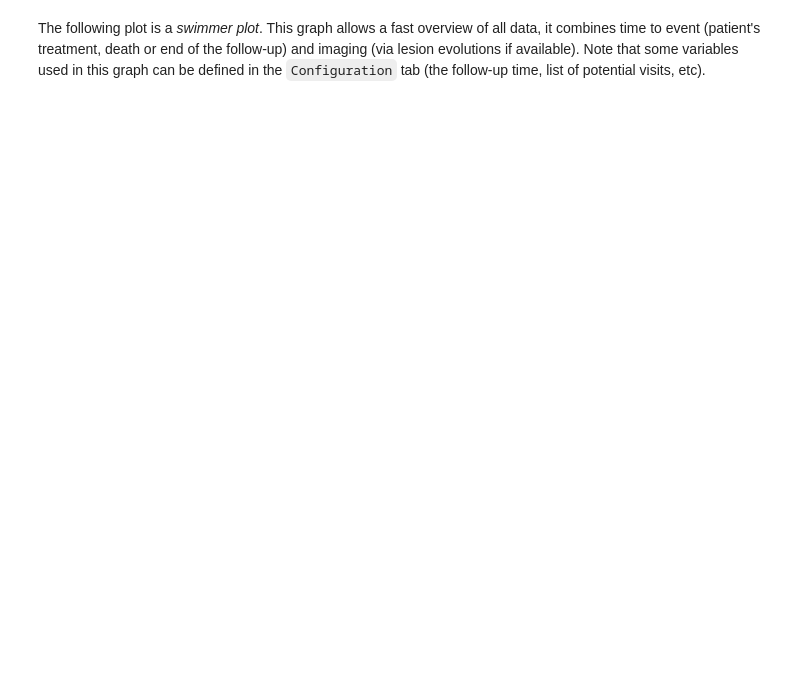
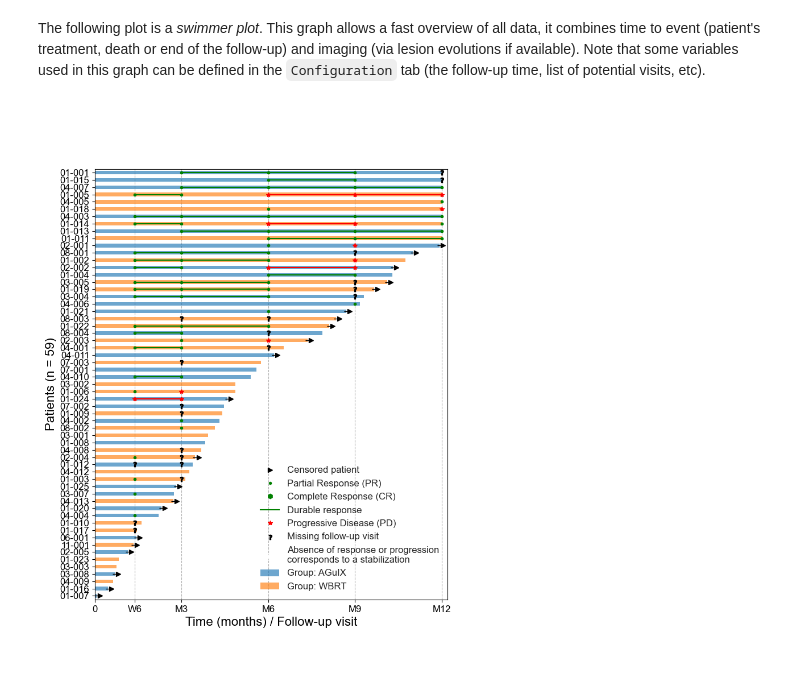
Before and after one commit to FabienBoux/Oncology-clinical-trial, a Jupyter notebook: Follow-up.ipynb, the cells around one changed output. Cells and saved outputs as stored; diff of their text form; code cells hidden in the pictures; blank space fills up the shorter version.

```diff
--- a/Follow-up.ipynb
+++ b/Follow-up.ipynb
@@ -8,12 +8,20 @@ import sys
 sys.path.append("C:\\Users\\Fabien Boux\\Code\\ClinLib")
 
 from functions.config import Config
-config = Config()
+from clinlib.database import Database
+
+with open('init.txt') as f:
+    lines = f.readlines()
+config = Config(eval(lines[0]))
 config.read()
 
-from clinlib.database import Database
-database = Database(config.get_value('database', section='PATH'), idlength=3)
+database = Database(config.get_value('database', section='PATH'), idlength=(int(config.get_value('id_length', section='OTHER')) if config.is_key('id_length') else 3))
 database.add_resource({'metadata': os.path.join(config.get_value('database', section='PATH'), config.get_value('metadata', section='PATH'))})
+
+import ipywidgets as widgets
+from ipywidgets import interact, interactive
+import matplotlib.pyplot as plt
+from IPython.display import display
 # %%
 import pandas as pd
 import numpy as np
@@ -21,7 +29,7 @@ import numpy as np
 metadata = database.get_metadata(which='all')
 
 group = metadata['Group']
-group_labels = group.unique()
+group_labels = group.dropna().unique()
 
 df = pd.DataFrame([], columns=list(group_labels) + ['Overall'])
 
@@ -37,7 +45,8 @@ for i in metadata.index:
         xls = pd.ExcelFile(os.path.join(database.folders['data'], metadata.loc[i, 'Patient'] + '.xlsx'))
         visits = []
         for sheet_name in xls.sheet_names:
-            visits = visits + list(xls.parse(sheet_name)['Session'].unique())
+            if 'Session' in xls.parse(sheet_name).columns:
+                visits = visits + list(xls.parse(sheet_name)['Session'].unique())
         metadata.loc[i, 'Visits'] = len(set(visits))
         metadata.loc[i, 'Missing'] = 0
     else:
@@ -61,15 +78,21 @@
 # %%
 %matplotlib widget
 
 from functions.graph import swimmer_plot
 
-if config.is_key('followup_time'):
-    followup_time = config.get_value('followup_time')
+if config.is_key('followup'):
+    followup = float(config.get_value('followup')) / (365 / 12)
 else:
     followup_time = None
-if config.is_key('followup_visits'):
-    followup_visits = config.get_value('followup_visits')
+if config.is_key('visits'):
+    visits = config.get_value('visits')
 else:
-    followup_visits = None
+    visits = None
+if config.is_key('volume_label'):
+    metric = config.get_value('volume_label')
+else:
+    metric = 'Volume'
 
-swimmer_plot(database, followup_time=followup_time, followup_visits=visits);
+swimmer_plot(database, followup_time=followup, followup_visits=visits, metric=metric);
+# %% [output]
+[figure, added]
```
Also changed, not shown: parts of 2 cells of this notebook, 14 other files.
